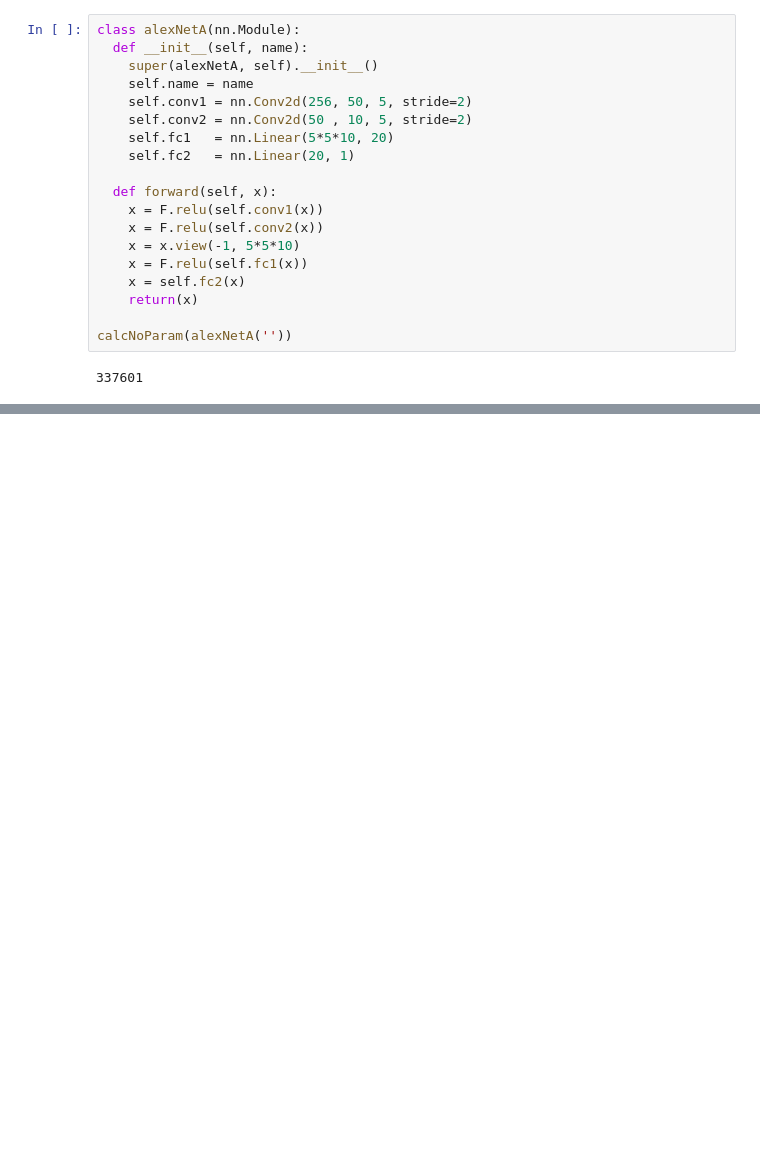
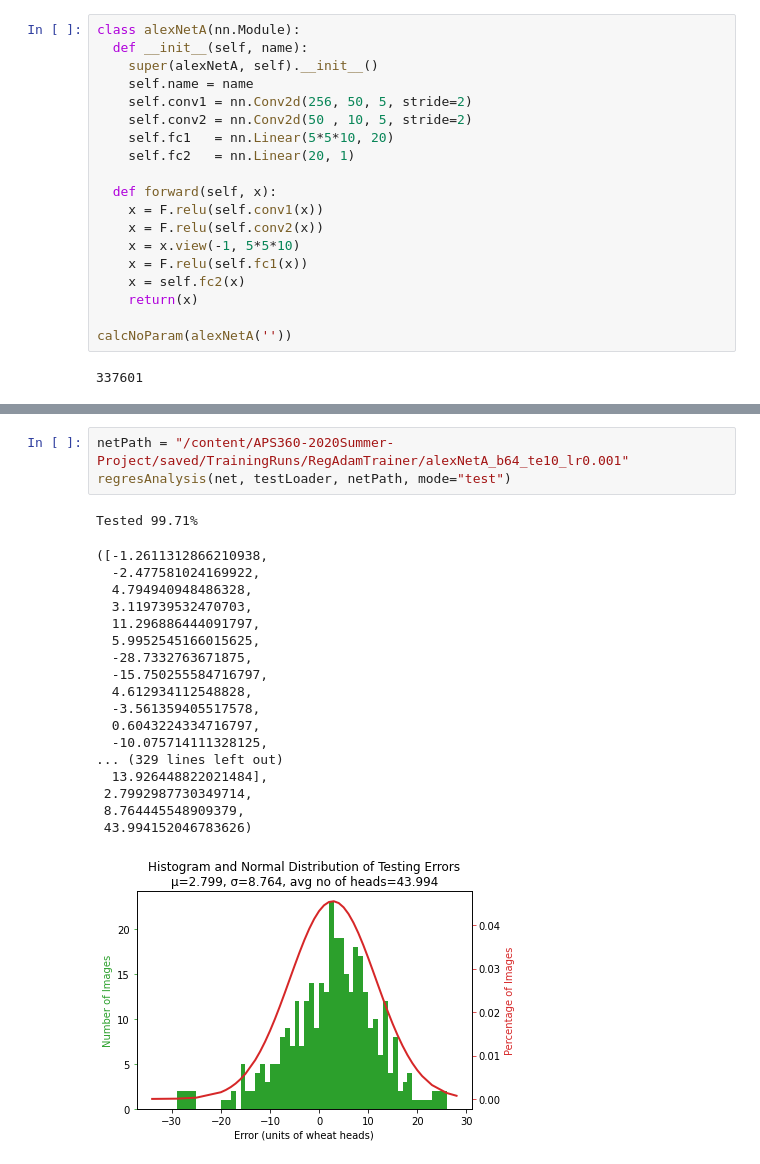
Before and after one commit to GerryChen117/2020-Summer-APS360-Project, a Jupyter notebook: model/AlexNet.ipynb, the cells around one changed output, grey strips where cells are left out. Drawn from its saved outputs; the diff is of its cells as text; blank space fills up the shorter version.

```diff
--- a/model/AlexNet.ipynb
+++ b/model/AlexNet.ipynb
@@ -66,0 +107,23 @@ FileNotFoundError: [Errno 2] No such file or directory: '/content/APS360-2020Sum
+# %%
+netPath = "/content/APS360-2020Summer-Project/saved/TrainingRuns/RegAdamTrainer/alexNetA_b64_te10_lr0.001"
+regresAnalysis(net, testLoader, netPath, mode="test")
+# %% [output]
+Tested 99.71%
+([-1.2611312866210938,
+  -2.477581024169922,
+  4.794940948486328,
+  3.119739532470703,
+  11.296886444091797,
+  5.9952545166015625,
+  -28.7332763671875,
+  -15.750255584716797,
+  4.612934112548828,
+  -3.561359405517578,
+  0.6043224334716797,
+  -10.075714111328125,
+... (329 lines left out)
+  13.926448822021484],
+ 2.7992987730349714,
+ 8.764445548909379,
+ 43.994152046783626)
+[figure, added]
```
Also changed, not shown: parts of 6 cells of this notebook, 15 other files.
